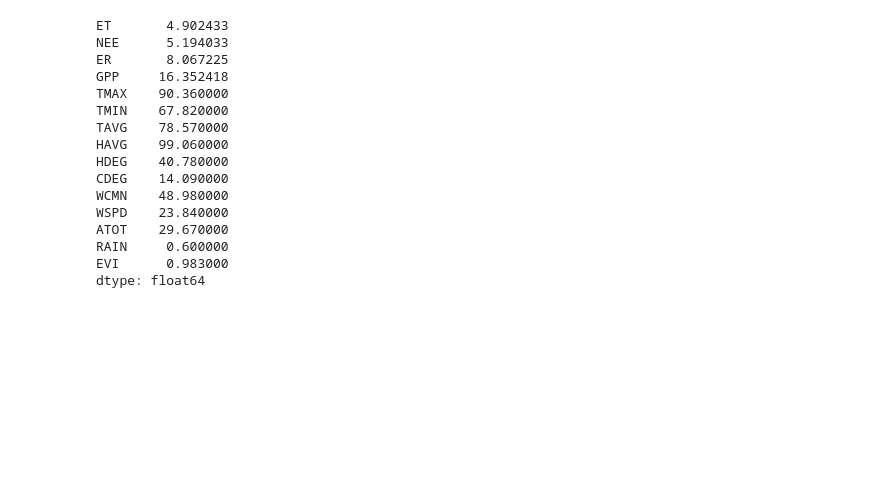
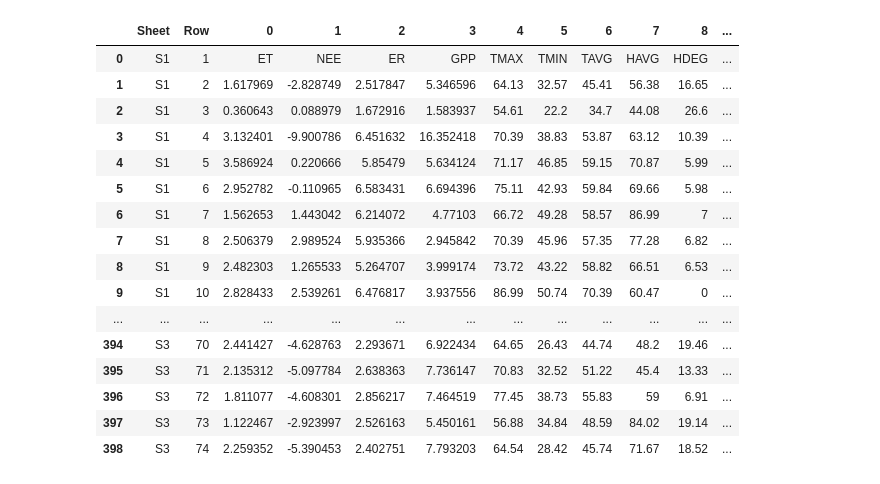
Before and after one commit to AkselCan/AgriAIChallenge, a Jupyter notebook: Aksel.ipynb, the cells around one changed output. Drawn from its saved outputs; the diff is of its cells as text; code cells hidden in the pictures; blank space fills up the shorter version.

```diff
--- a/Aksel.ipynb
+++ b/Aksel.ipynb
@@ -22,19 +1,36 @@ data.describe()
-# %%
-data.max()
-# %% [output]
-ET       4.902433
-NEE      5.194033
-ER       8.067225
-GPP     16.352418
-TMAX    90.360000
-TMIN    67.820000
-TAVG    78.570000
-HAVG    99.060000
-HDEG    40.780000
-CDEG    14.090000
-WCMN    48.980000
-WSPD    23.840000
-ATOT    29.670000
-RAIN     0.600000
-EVI      0.983000
-dtype: float64
+# %%
+import pandas as pd
+import openpyxl
+import seaborn as sb
+pd.set_option("display.max_rows", None, "display.max_columns", None) #T: Print an entire pandas DataFrame. Source: Kite, retrieved on 29 Sep 2021, https://www.kite.com/python/answers/how-to-print-an-entire-pandas-dataframe-in-python
+
+vstPathFile = r"C:\Users\aksel\OneDrive\Masaüstü\AgriAIChallenge\AgriAIChallenge\C2 - Grain-Only.xlsx"
+
+sheets_dict = pd.read_excel(vstPathFile, sheet_name=None, header=None)
+
+full_table_grainonly = pd.DataFrame()
+for name, sheet in sheets_dict.items():
+    sheet.insert(loc=0, column="Sheet", value=name, allow_duplicates=True)
+    sheet.insert(loc=1, column="Row", value=sheet.index+1, allow_duplicates=True)
+    full_table_grainonly = pd.concat([full_table_grainonly,sheet])
+
+full_table_grainonly.reset_index(inplace=True, drop=True)
+full_table_grainonly
+# %% [output]
+|  | Sheet | Row | 0 | 1 | 2 | 3 | 4 | 5 | 6 | 7 | 8 | ... |
+| 0 | S1 | 1 | ET | NEE | ER | GPP | TMAX | TMIN | TAVG | HAVG | HDEG | ... |
+| 1 | S1 | 2 | 1.617969 | -2.828749 | 2.517847 | 5.346596 | 64.13 | 32.57 | 45.41 | 56.38 | 16.65 | ... |
+| 2 | S1 | 3 | 0.360643 | 0.088979 | 1.672916 | 1.583937 | 54.61 | 22.2 | 34.7 | 44.08 | 26.6 | ... |
+| 3 | S1 | 4 | 3.132401 | -9.900786 | 6.451632 | 16.352418 | 70.39 | 38.83 | 53.87 | 63.12 | 10.39 | ... |
+| 4 | S1 | 5 | 3.586924 | 0.220666 | 5.85479 | 5.634124 | 71.17 | 46.85 | 59.15 | 70.87 | 5.99 | ... |
+| 5 | S1 | 6 | 2.952782 | -0.110965 | 6.583431 | 6.694396 | 75.11 | 42.93 | 59.84 | 69.66 | 5.98 | ... |
+| 6 | S1 | 7 | 1.562653 | 1.443042 | 6.214072 | 4.77103 | 66.72 | 49.28 | 58.57 | 86.99 | 7 | ... |
+| 7 | S1 | 8 | 2.506379 | 2.989524 | 5.935366 | 2.945842 | 70.39 | 45.96 | 57.35 | 77.28 | 6.82 | ... |
+| 8 | S1 | 9 | 2.482303 | 1.265533 | 5.264707 | 3.999174 | 73.72 | 43.22 | 58.82 | 66.51 | 6.53 | ... |
+| 9 | S1 | 10 | 2.828433 | 2.539261 | 6.476817 | 3.937556 | 86.99 | 50.74 | 70.39 | 60.47 | 0 | ... |
+| ... | ... | ... | ... | ... | ... | ... | ... | ... | ... | ... | ... | ... |
+| 394 | S3 | 70 | 2.441427 | -4.628763 | 2.293671 | 6.922434 | 64.65 | 26.43 | 44.74 | 48.2 | 19.46 | ... |
+| 395 | S3 | 71 | 2.135312 | -5.097784 | 2.638363 | 7.736147 | 70.83 | 32.52 | 51.22 | 45.4 | 13.33 | ... |
+| 396 | S3 | 72 | 1.811077 | -4.608301 | 2.856217 | 7.464519 | 77.45 | 38.73 | 55.83 | 59 | 6.91 | ... |
+| 397 | S3 | 73 | 1.122467 | -2.923997 | 2.526163 | 5.450161 | 56.88 | 34.84 | 48.59 | 84.02 | 19.14 | ... |
+| 398 | S3 | 74 | 2.259352 | -5.390453 | 2.402751 | 7.793203 | 64.54 | 28.42 | 45.74 | 71.67 | 18.52 | ... |
```
Also changed, not shown: parts of 3 cells of this notebook.
